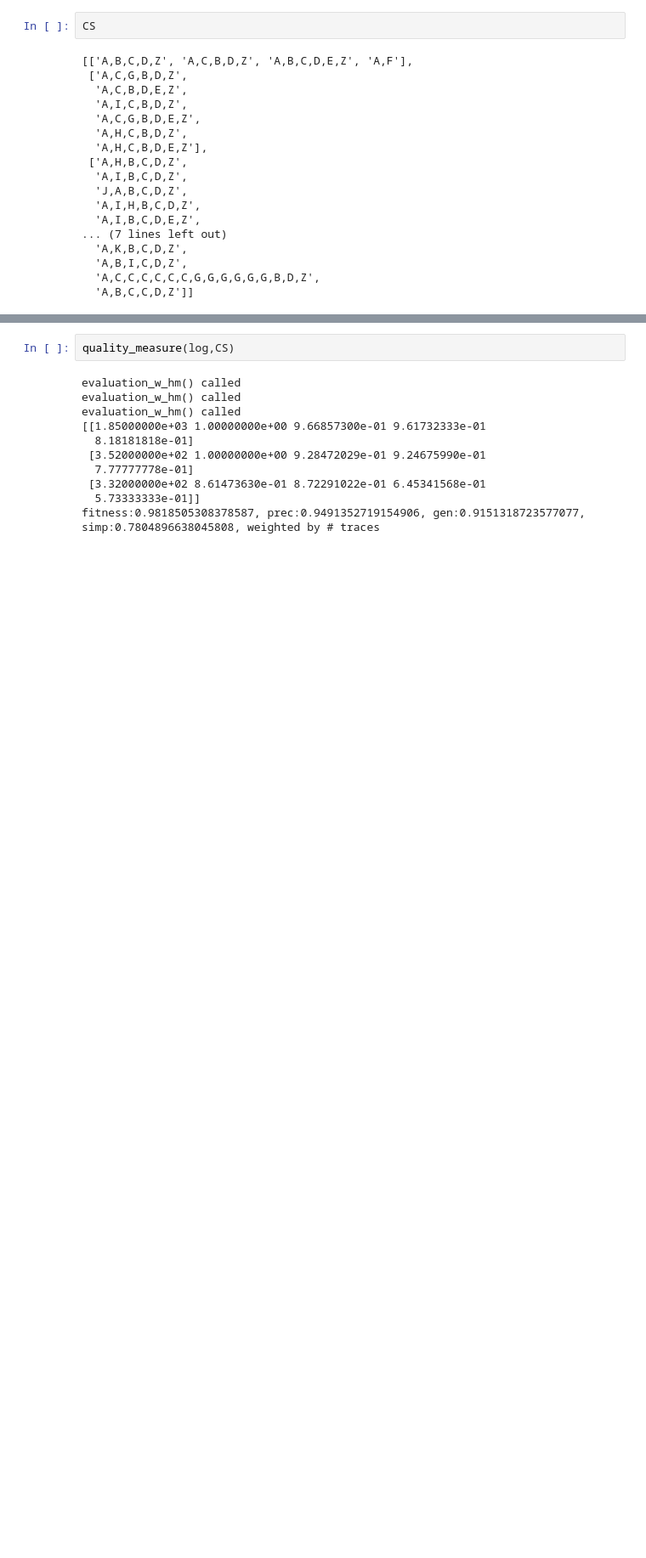
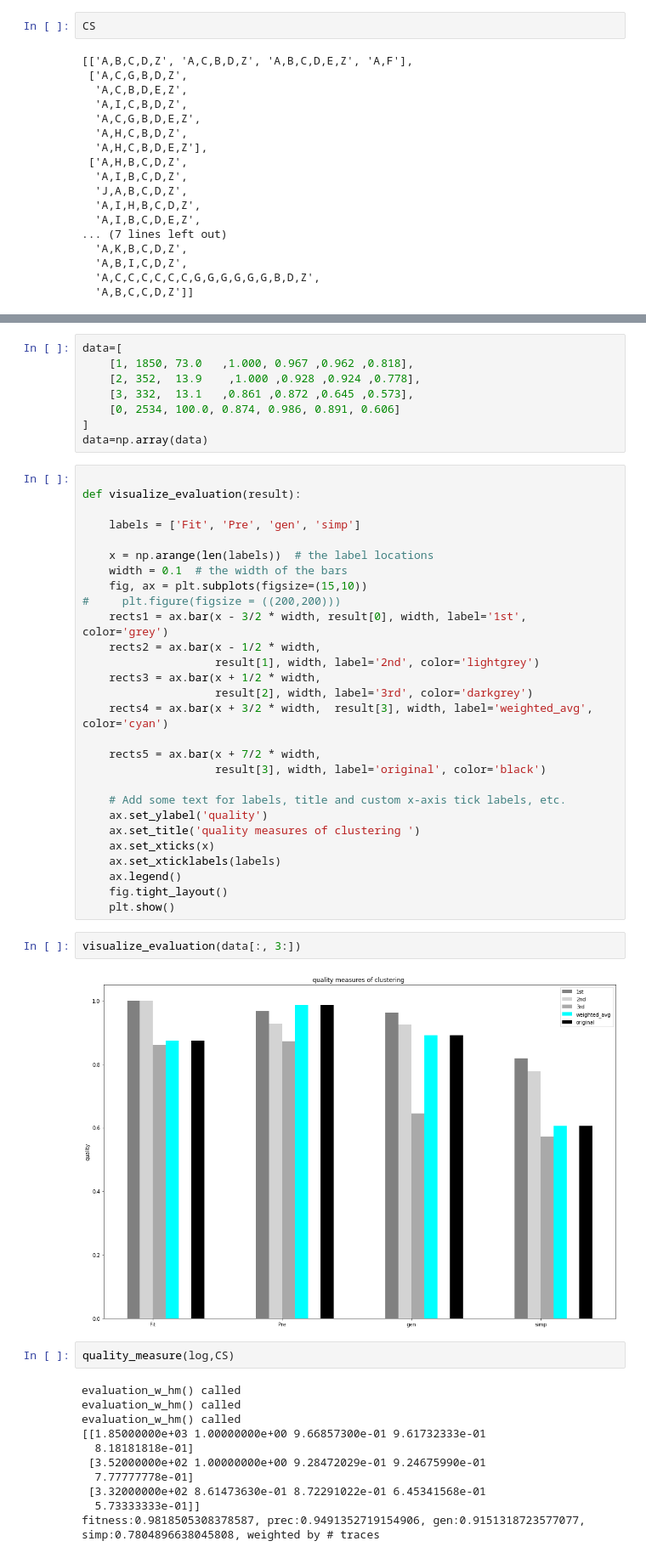
Before and after one commit to bbk0529/seminar_ML_application, a Jupyter notebook: Seminar paper (Implementation).ipynb, the cells around one changed output, grey strips where cells are left out. Shown at 85% size. Cells and saved outputs as stored; diff of their text form; blank space fills up the shorter version.

```diff
--- a/Seminar paper (Implementation).ipynb
+++ b/Seminar paper (Implementation).ipynb
@@ -201,3 +210,43 @@ CS
+# %%
+data=[
+    [1, 1850, 73.0   ,1.000, 0.967 ,0.962 ,0.818],
+    [2, 352,  13.9    ,1.000 ,0.928 ,0.924 ,0.778],
+    [3, 332,  13.1   ,0.861 ,0.872 ,0.645 ,0.573],
+    [0, 2534, 100.0, 0.874, 0.986, 0.891, 0.606]
+]
+data=np.array(data)
+# %%
+
+def visualize_evaluation(result):
+
+    labels = ['Fit', 'Pre', 'gen', 'simp']
+
+    x = np.arange(len(labels))  # the label locations
+    width = 0.1  # the width of the bars
+    fig, ax = plt.subplots(figsize=(15,10))
+#     plt.figure(figsize = ((200,200)))
+    rects1 = ax.bar(x - 3/2 * width, result[0], width, label='1st', color='grey')
+    rects2 = ax.bar(x - 1/2 * width,
+                    result[1], width, label='2nd', color='lightgrey')
+    rects3 = ax.bar(x + 1/2 * width,
+                    result[2], width, label='3rd', color='darkgrey')
+    rects4 = ax.bar(x + 3/2 * width,  result[3], width, label='weighted_avg', color='cyan')
+
+    rects5 = ax.bar(x + 7/2 * width,
+                    result[3], width, label='original', color='black')
+
+    # Add some text for labels, title and custom x-axis tick labels, etc.
+    ax.set_ylabel('quality')
+    ax.set_title('quality measures of clustering ')
+    ax.set_xticks(x)
+    ax.set_xticklabels(labels)
+    ax.legend()
+    fig.tight_layout()
+    plt.show()
+# %%
+visualize_evaluation(data[:, 3:])
+# %% [output]
+[figure, added]
 # %%
 quality_measure(log,CS)
 # %% [output]
```
Also changed, not shown: parts of 3 cells of this notebook, 3 other files.
